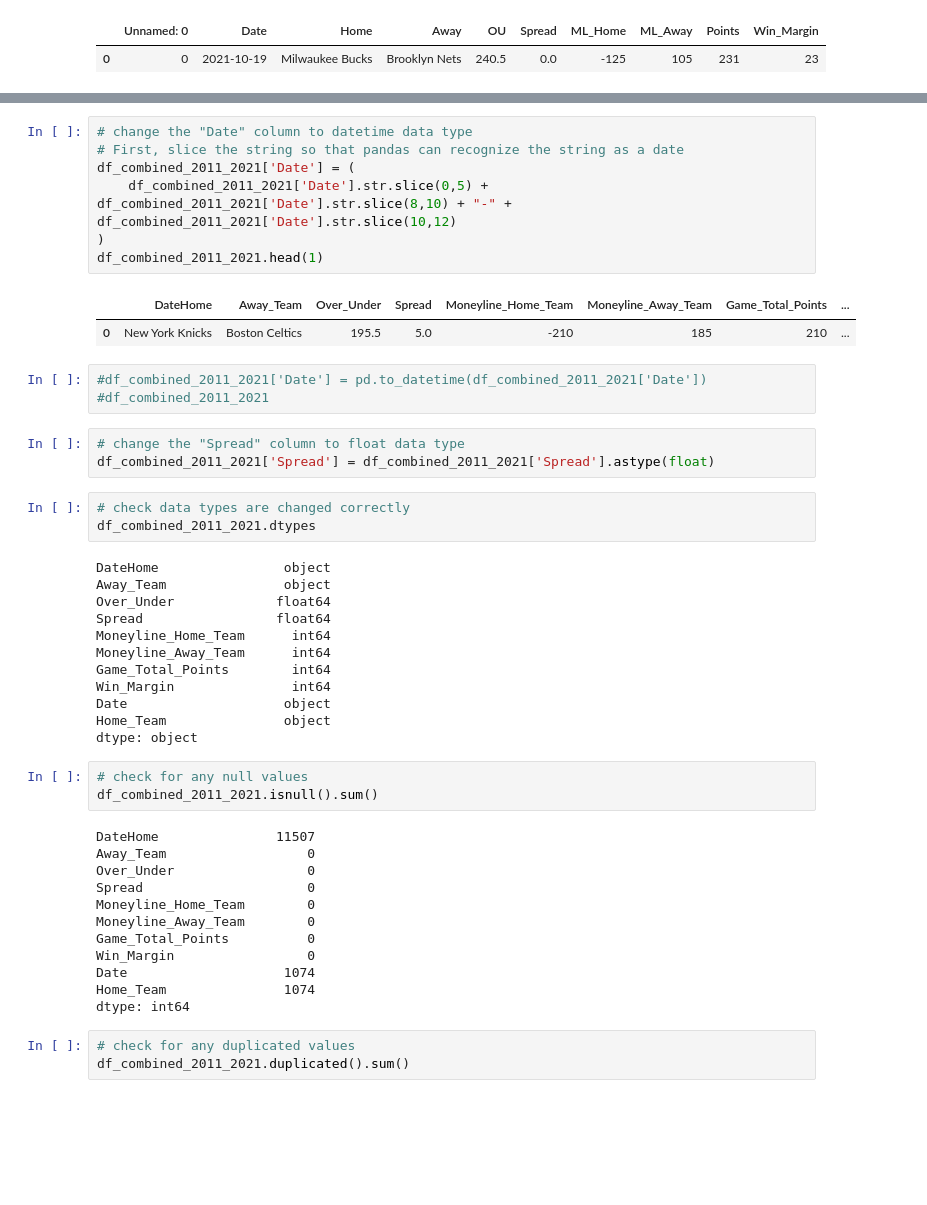
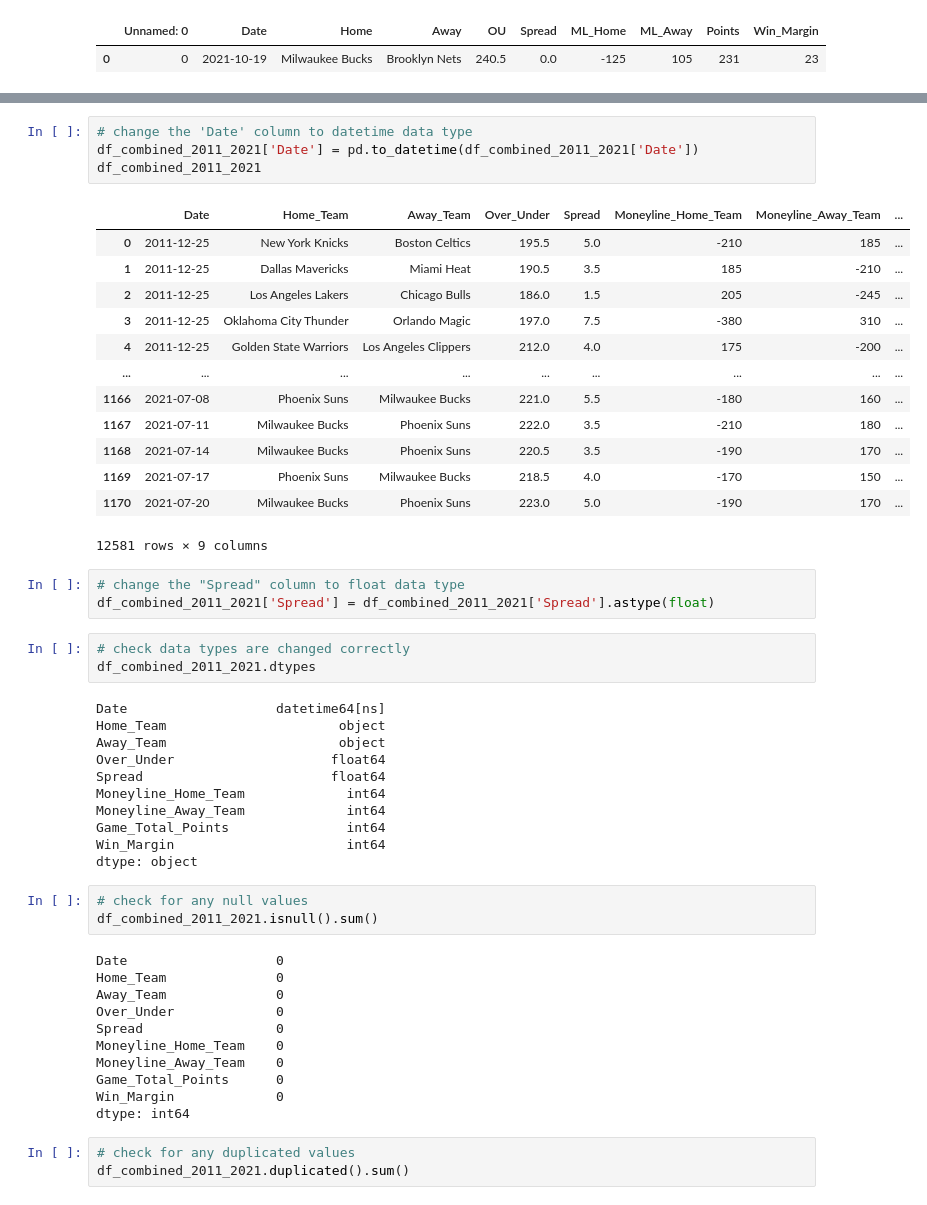
Before and after one commit to kheller18/nba-sports-betting-ml, a Jupyter notebook: src/read_csv_files.ipynb, the cells around one changed output, grey strips where cells are left out. Drawn from its saved outputs; the diff is of its cells as text; blank space fills up the shorter version.

```diff
--- a/read_csv_files.ipynb
+++ b/src/read_csv_files.ipynb
@@ -176,17 +179,22 @@ Home_Team               object
 dtype: object
-# %%
-# change the "Date" column to datetime data type
-# First, slice the string so that pandas can recognize the string as a date
-df_combined_2011_2021['Date'] = (
-    df_combined_2011_2021['Date'].str.slice(0,5) + df_combined_2011_2021['Date'].str.slice(8,10) + "-" + df_combined_2011_2021['Date'].str.slice(10,12)
-)
-df_combined_2011_2021.head(1)
-# %% [output]
-|  | DateHome | Away_Team | Over_Under | Spread | Moneyline_Home_Team | Moneyline_Away_Team | Game_Total_Points | ... |
-| 0 | New York Knicks | Boston Celtics | 195.5 | 5.0 | -210 | 185 | 210 | ... |
 # %%
-#df_combined_2011_2021['Date'] = pd.to_datetime(df_combined_2011_2021['Date'])
-#df_combined_2011_2021
+# change the 'Date' column to datetime data type
+df_combined_2011_2021['Date'] = pd.to_datetime(df_combined_2011_2021['Date'])
+df_combined_2011_2021
+# %% [output]
+|  | Date | Home_Team | Away_Team | Over_Under | Spread | Moneyline_Home_Team | Moneyline_Away_Team | ... |
+| 0 | 2011-12-25 | New York Knicks | Boston Celtics | 195.5 | 5.0 | -210 | 185 | ... |
+| 1 | 2011-12-25 | Dallas Mavericks | Miami Heat | 190.5 | 3.5 | 185 | -210 | ... |
+| 2 | 2011-12-25 | Los Angeles Lakers | Chicago Bulls | 186.0 | 1.5 | 205 | -245 | ... |
+| 3 | 2011-12-25 | Oklahoma City Thunder | Orlando Magic | 197.0 | 7.5 | -380 | 310 | ... |
+| 4 | 2011-12-25 | Golden State Warriors | Los Angeles Clippers | 212.0 | 4.0 | 175 | -200 | ... |
+| ... | ... | ... | ... | ... | ... | ... | ... | ... |
+| 1166 | 2021-07-08 | Phoenix Suns | Milwaukee Bucks | 221.0 | 5.5 | -180 | 160 | ... |
+| 1167 | 2021-07-11 | Milwaukee Bucks | Phoenix Suns | 222.0 | 3.5 | -210 | 180 | ... |
+| 1168 | 2021-07-14 | Milwaukee Bucks | Phoenix Suns | 220.5 | 3.5 | -190 | 170 | ... |
+| 1169 | 2021-07-17 | Phoenix Suns | Milwaukee Bucks | 218.5 | 4.0 | -170 | 150 | ... |
+| 1170 | 2021-07-20 | Milwaukee Bucks | Phoenix Suns | 223.0 | 5.0 | -190 | 170 | ... |
+12581 rows × 9 columns
 # %%
 # change the "Spread" column to float data type
 df_combined_2011_2021['Spread'] = df_combined_2011_2021['Spread'].astype(float)
@@ -194,31 +202,29 @@ df_combined_2011_2021['Spread'] = df_combined_2011_2021['Spread'].astype(float)
 # check data types are changed correctly
 df_combined_2011_2021.dtypes
 # %% [output]
-DateHome                object
-Away_Team               object
-Over_Under             float64
-Spread                 float64
-Moneyline_Home_Team      int64
-Moneyline_Away_Team      int64
-Game_Total_Points        int64
-Win_Margin               int64
-Date                    object
-Home_Team               object
+Date                   datetime64[ns]
+Home_Team                      object
+Away_Team                      object
+Over_Under                    float64
+Spread                        float64
+Moneyline_Home_Team             int64
+Moneyline_Away_Team             int64
+Game_Total_Points               int64
+Win_Margin                      int64
 dtype: object
 # %%
 # check for any null values
 df_combined_2011_2021.isnull().sum()
 # %% [output]
-DateHome               11507
-Away_Team                  0
-Over_Under                 0
-Spread                     0
-Moneyline_Home_Team        0
-Moneyline_Away_Team        0
-Game_Total_Points          0
-Win_Margin                 0
-Date                    1074
-Home_Team               1074
+Date                   0
+Home_Team              0
+Away_Team              0
+Over_Under             0
+Spread                 0
+Moneyline_Home_Team    0
+Moneyline_Away_Team    0
+Game_Total_Points      0
+Win_Margin             0
 dtype: int64
 # %%
 # check for any duplicated values
```
Also changed, not shown: parts of 17 cells of this notebook, 1 other file.
